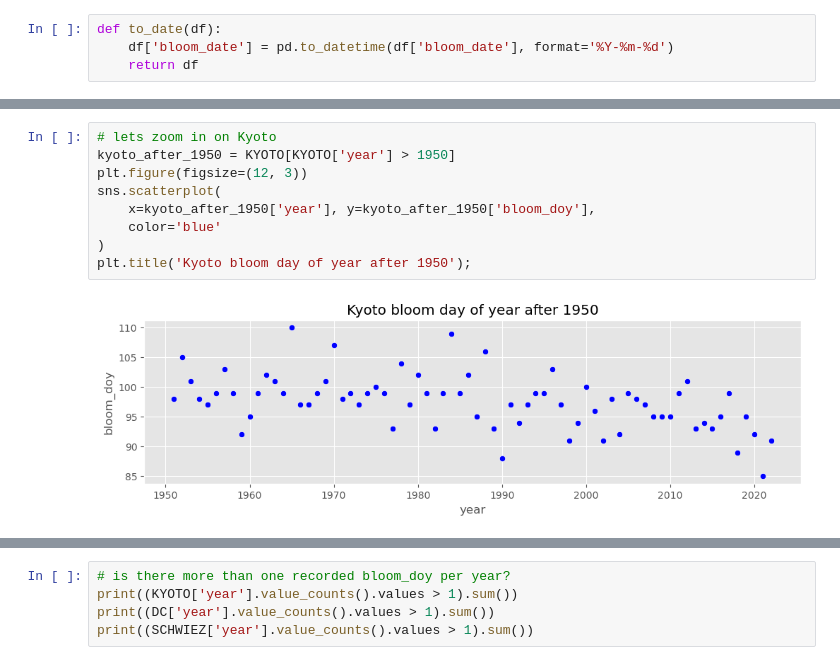
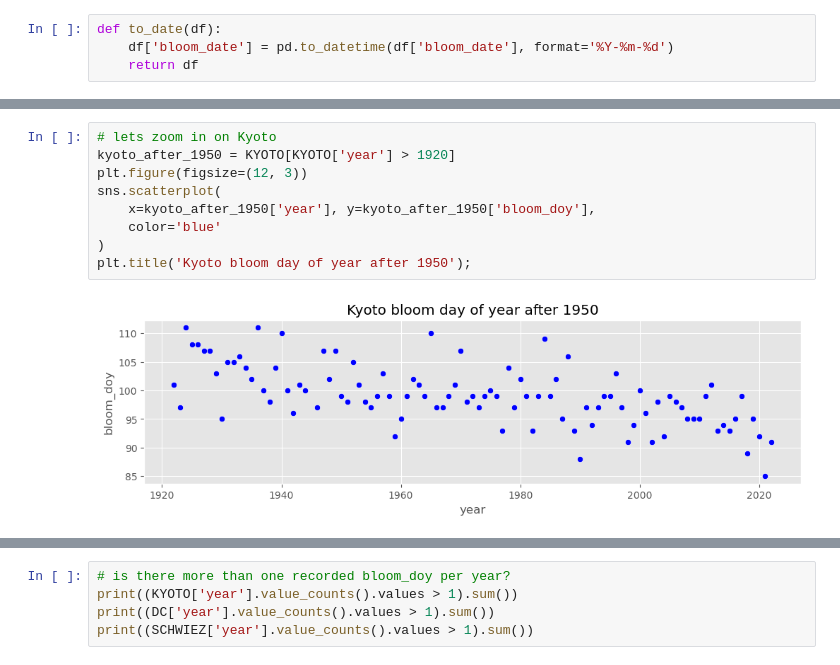
Before and after one commit to GMU-CherryBlossomCompetition/peak-bloom-prediction, a Jupyter notebook: eda/eda.ipynb, the cells around one changed output, grey strips where cells are left out. Cells and saved outputs as stored; diff of their text form.

```diff
--- a/eda/eda.ipynb
+++ b/eda/eda.ipynb
@@ -36,11 +38,11 @@ plot_scatter([KYOTO, DC, SCHWIEZ])
 # %%
 # lets zoom in on Kyoto
-kyoto_after_1950 = KYOTO[KYOTO['year'] > 1950]
+kyoto_after_1950 = KYOTO[KYOTO['year'] > 1920]
 plt.figure(figsize=(12, 3))
 sns.scatterplot(
     x=kyoto_after_1950['year'], y=kyoto_after_1950['bloom_doy'],
     color='blue'
 )
 plt.title('Kyoto bloom day of year after 1950');
 # %% [output]
-[figure, old version]
+[figure, new version]
```
Also changed, not shown: parts of 18 cells of this notebook.
